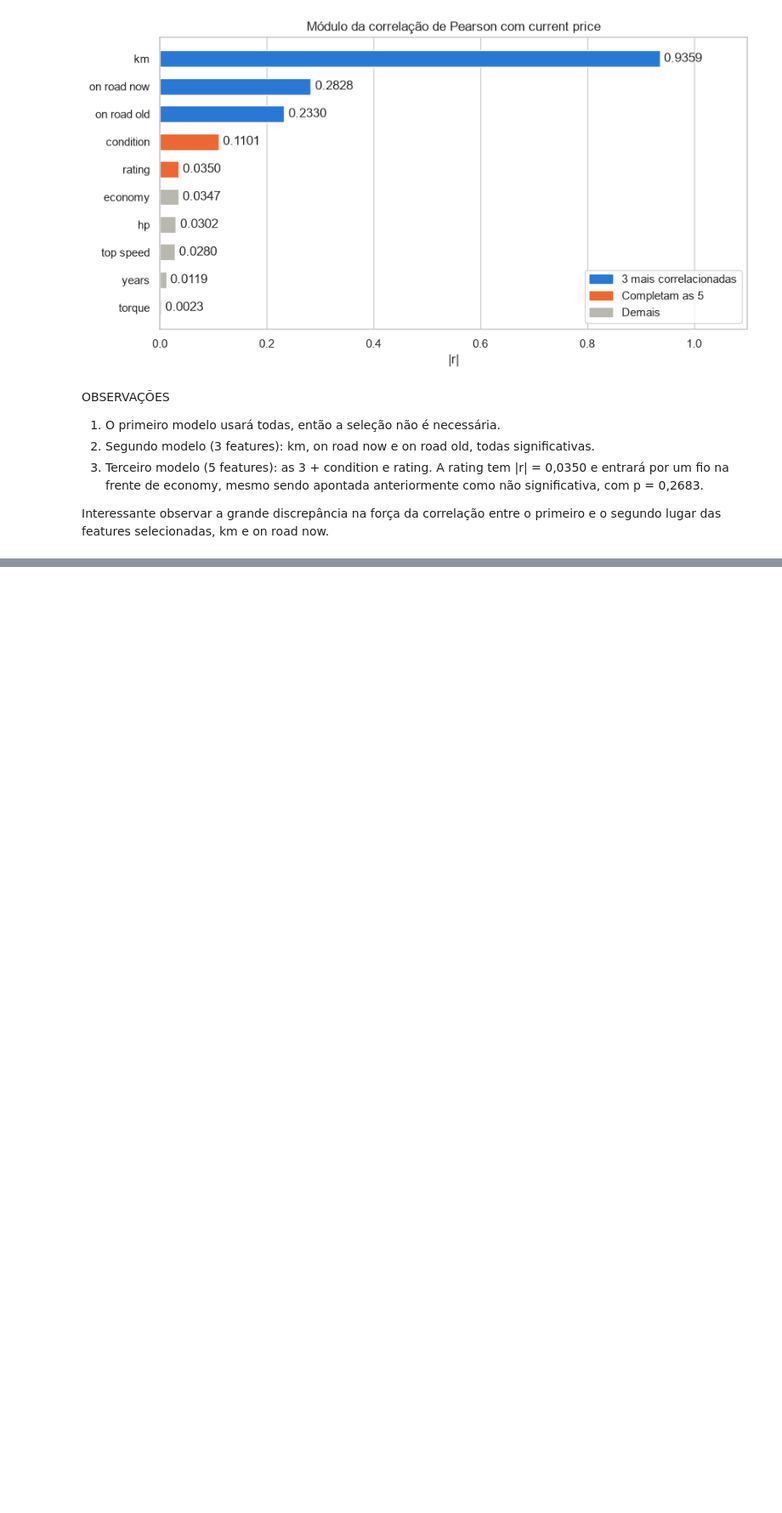
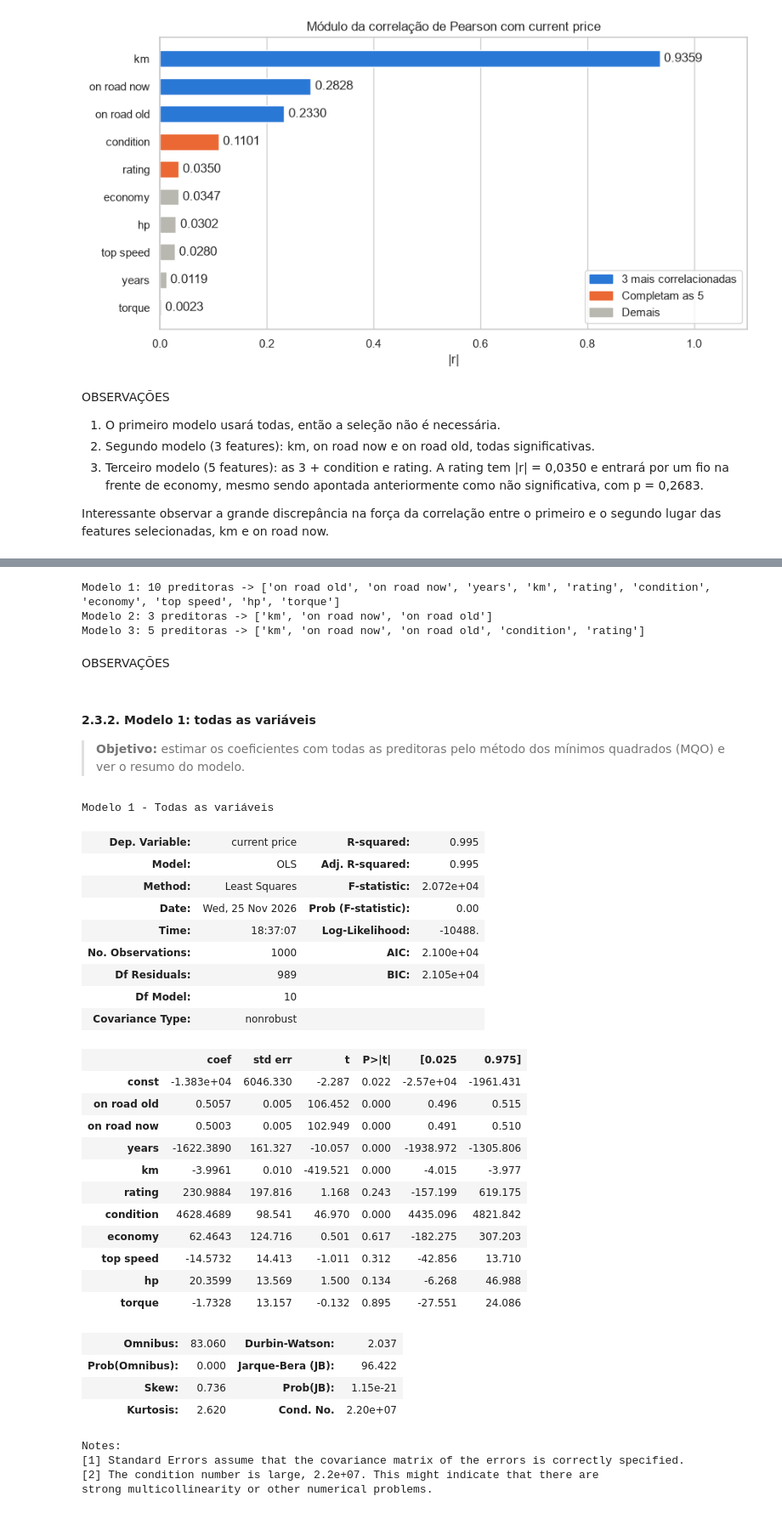
Before and after one commit to joaopdroslv/modelos-de-regressao-pucminas, a Jupyter notebook: Atividades/Lista_1/notebooks/Lista_1 - Análises.ipynb, the cells around one changed output, grey strips where cells are left out. Shown at 85% size. Drawn from its saved outputs; the diff is of its cells as text; code cells hidden in the pictures; blank space fills up the shorter version.

```diff
--- a/Atividades/Lista_1/notebooks/Lista_1 - Análises.ipynb
+++ b/Atividades/Lista_1/notebooks/Lista_1 - Análises.ipynb
@@ -1175,0 +1184,55 @@ Interessante observar a grande discrepância na força da correlação entre o p
+# %%
+# Variável dependente (alvo), a mesma nos três modelos
+y_carros = carros['current price']
+
+# Variáveis independentes (preditoras) de cada modelo, com a constante para o intercepto
+X_carros_1 = sm.add_constant(carros[preditoras_carros])
+X_carros_2 = sm.add_constant(carros[top3])
+X_carros_3 = sm.add_constant(carros[top5])
+
+for i, X in enumerate([X_carros_1, X_carros_2, X_carros_3], start=1):
+    print(f"Modelo {i}: {X.shape[1] - 1} preditoras -> {X.columns.drop('const').tolist()}")
+# %% [output]
+Modelo 1: 10 preditoras -> ['on road old', 'on road now', 'years', 'km', 'rating', 'condition', 'economy', 'top speed', 'hp', 'torque']
+Modelo 2: 3 preditoras -> ['km', 'on road now', 'on road old']
+Modelo 3: 5 preditoras -> ['km', 'on road now', 'on road old', 'condition', 'rating']
+# %% [markdown]
+OBSERVAÇÕES
+# %% [markdown]
+#### 2.3.2. Modelo 1: todas as variáveis
+
+> **Objetivo:** estimar os coeficientes com todas as preditoras pelo método dos mínimos quadrados (MQO) e ver o resumo do modelo.
+# %%
+modelo_carros_1 = sm.OLS(y_carros, X_carros_1).fit()
+modelo_carros_1.summary(title='Modelo 1 - Todas as variáveis')
+# %% [output]
+Modelo 1 - Todas as variáveis
+| Dep. Variable: | current price | R-squared: | 0.995 |
+| Model: | OLS | Adj. R-squared: | 0.995 |
+| Method: | Least Squares | F-statistic: | 2.072e+04 |
+| Date: | Wed, 25 Nov 2026 | Prob (F-statistic): | 0.00 |
+| Time: | 18:37:07 | Log-Likelihood: | -10488. |
+| No. Observations: | 1000 | AIC: | 2.100e+04 |
+| Df Residuals: | 989 | BIC: | 2.105e+04 |
+| Df Model: | 10 |  |  |
+| Covariance Type: | nonrobust |  |  |
+|  | coef | std err | t | P>|t| | [0.025 | 0.975] |
+| const | -1.383e+04 | 6046.330 | -2.287 | 0.022 | -2.57e+04 | -1961.431 |
+| on road old | 0.5057 | 0.005 | 106.452 | 0.000 | 0.496 | 0.515 |
+| on road now | 0.5003 | 0.005 | 102.949 | 0.000 | 0.491 | 0.510 |
+| years | -1622.3890 | 161.327 | -10.057 | 0.000 | -1938.972 | -1305.806 |
+| km | -3.9961 | 0.010 | -419.521 | 0.000 | -4.015 | -3.977 |
+| rating | 230.9884 | 197.816 | 1.168 | 0.243 | -157.199 | 619.175 |
+| condition | 4628.4689 | 98.541 | 46.970 | 0.000 | 4435.096 | 4821.842 |
+| economy | 62.4643 | 124.716 | 0.501 | 0.617 | -182.275 | 307.203 |
+| top speed | -14.5732 | 14.413 | -1.011 | 0.312 | -42.856 | 13.710 |
+| hp | 20.3599 | 13.569 | 1.500 | 0.134 | -6.268 | 46.988 |
+| torque | -1.7328 | 13.157 | -0.132 | 0.895 | -27.551 | 24.086 |
+| Omnibus: | 83.060 | Durbin-Watson: | 2.037 |
+| Prob(Omnibus): | 0.000 | Jarque-Bera (JB): | 96.422 |
+| Skew: | 0.736 | Prob(JB): | 1.15e-21 |
+| Kurtosis: | 2.620 | Cond. No. | 2.20e+07 |
+Notes:
+[1] Standard Errors assume that the covariance matrix of the errors is correctly specified.
+[2] The condition number is large, 2.2e+07. This might indicate that there are
+strong multicollinearity or other numerical problems.
```
Also changed, not shown: parts of 15 cells of this notebook.
